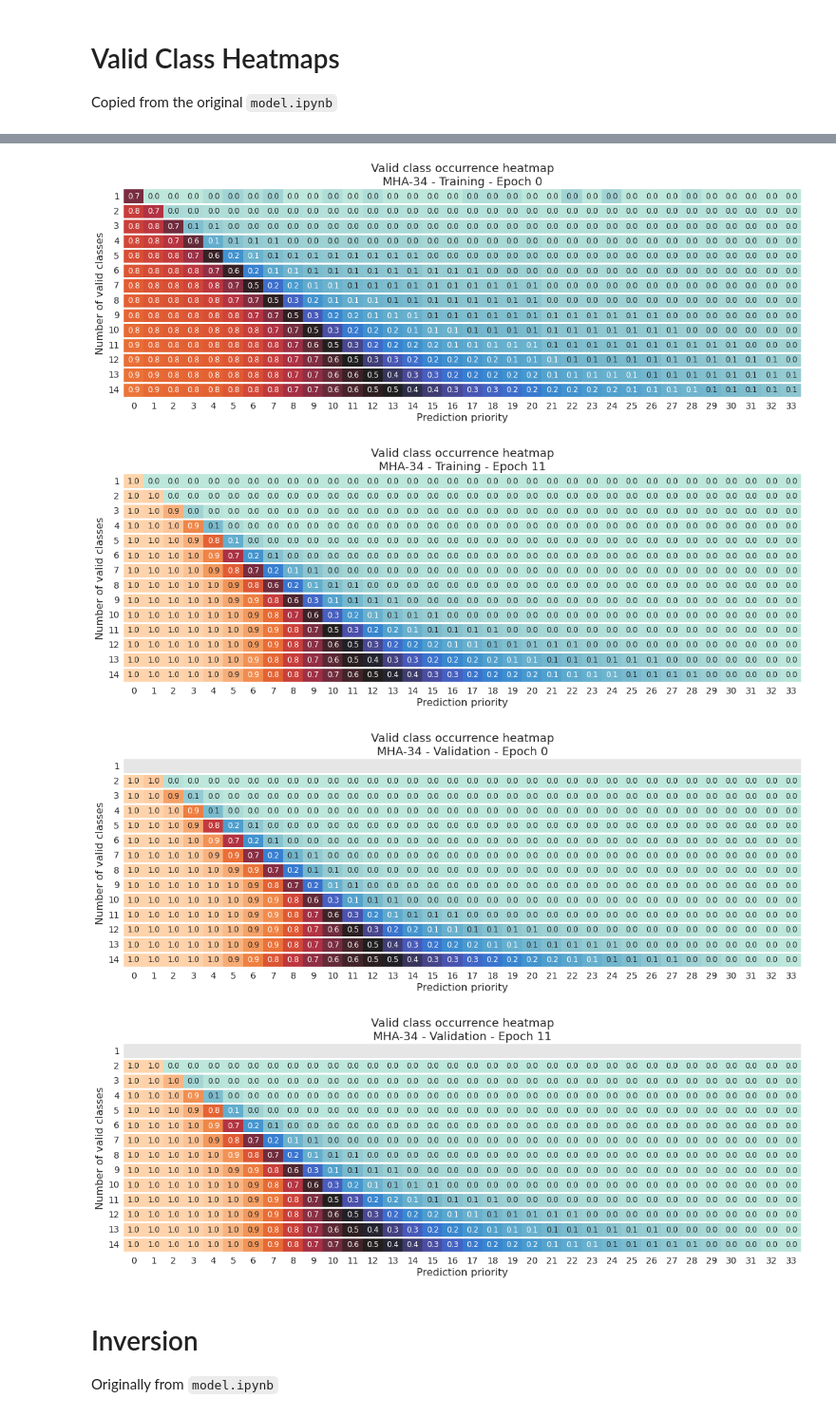
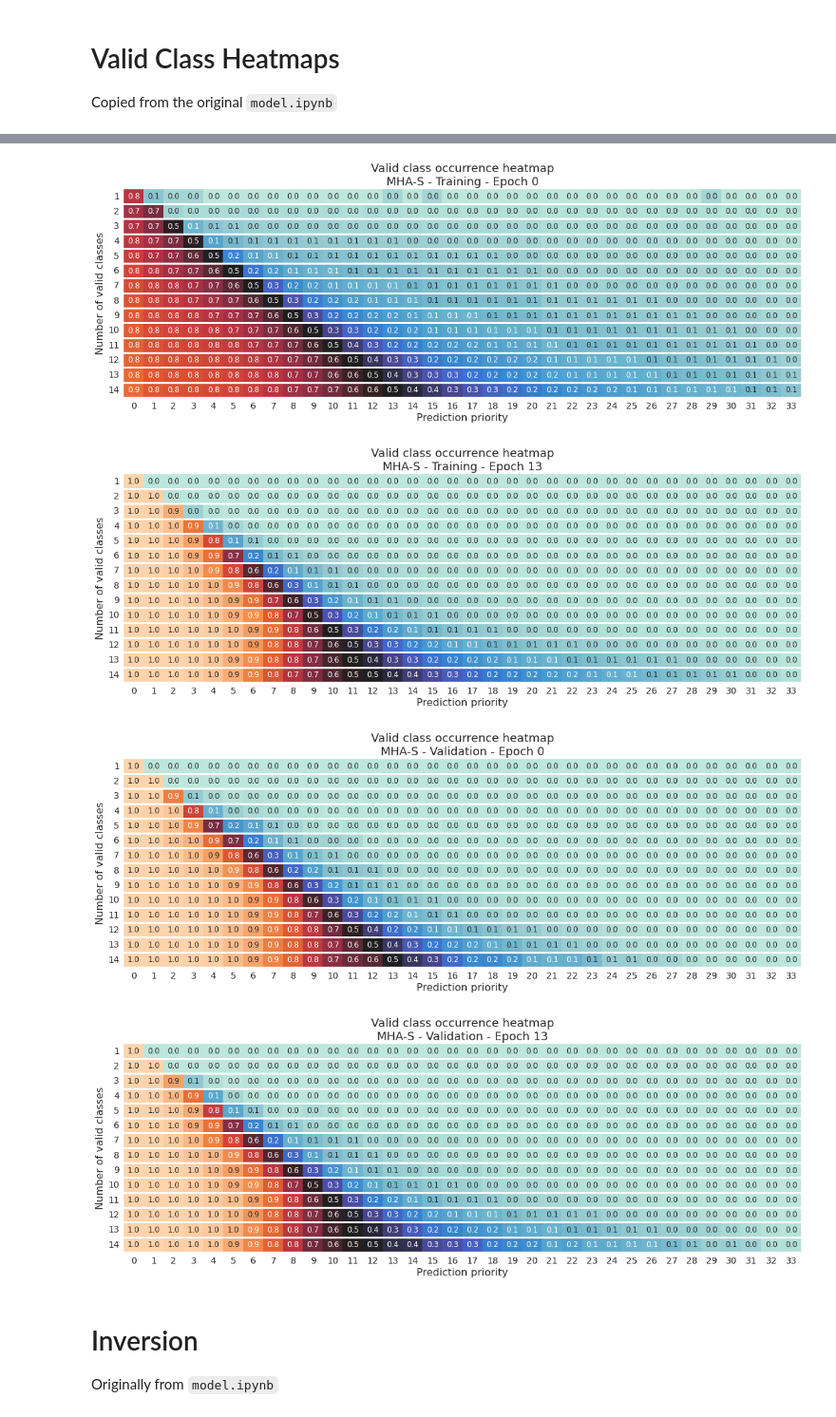
Before and after one commit to TrongTheAlpaca/mahjong_project, a Jupyter notebook: figure_creator.ipynb, the cells around one changed output, grey strips where cells are left out. Shown at 95% size. Cells and saved outputs as stored; diff of their text form; code cells hidden in the pictures.

```diff
--- a/figure_creator.ipynb
+++ b/figure_creator.ipynb
@@ -180,5 +159,5 @@ False
 # %%
-if 'FFO-POOL' in df.model.values:
+def draw_training_validation(model_name, epochs, title: str):
 
     title_fontsize = 17
     ticks_fontsize = 13
@@ -186,24 +165,26 @@ if 'FFO-POOL' in df.model.values:
     legend_fontsize = 13
     figsize = (15, 4)
 
+    EPOCHS = len(df[df.model == model_name]) if epochs == -1 else epochs
+
     # ACCURACY
     figure = plt.figure(figsize=figsize)
     ax = plt.axes()
 
-    plt.plot(df[df.model == 'FFO-POOL']['train_acc'][0:20], label='Training')
-    plt.plot(df[df.model == 'FFO-POOL']['val_acc'][0:20], label='Validation')
+    plt.plot(df[df.model == model_name]['train_acc'][0:EPOCHS], label='Training')
+    plt.plot(df[df.model == model_name]['val_acc'][0:EPOCHS], label='Validation')
 
-    plt.title('Non-Attention-Based Model\nAccuracy', fontsize=title_fontsize)
-    plt.xlabel('Epochs', fontsize=label_fontsize)
+    plt.title(f'{title}\nAccuracy', fontsize=title_fontsize)
+    plt.xlabel('Epoch', fontsize=label_fontsize)
     plt.ylabel('Accuracy', fontsize=label_fontsize)
     plt.legend(fontsize=legend_fontsize)
 
-    step = range(20)
+    step = range(EPOCHS)
     plt.xticks(step, fontsize=ticks_fontsize)
     plt.yticks(np.arange(0.0, 1.0, 0.1), fontsize=ticks_fontsize)
 
 
-    plt.savefig(Path('figures') / "FFO_train_val_acc.png", bbox_inches='tight')
+    plt.savefig(Path('figures') / f"{model_name}_train_val_acc.png", bbox_inches='tight')
 
     plt.show()
 
@@ -211,18 +192,24 @@ if 'FFO-POOL' in df.model.values:
     figure = plt.figure(figsize=figsize)
     ax = plt.axes()
 
-    plt.plot(df[df.model == 'FFO-POOL']['train_loss'][0:20], label='Training')
-    plt.plot(df[df.model == 'FFO-POOL']['val_loss'][0:20], label='Validation')
+    plt.plot(df[df.model == model_name]['train_loss'][0:EPOCHS], label='Training')
+    plt.plot(df[df.model == model_name]['val_loss'][0:EPOCHS], label='Validation')
 
-    plt.title('Non-Attention-Based Model\nLoss', fontsize=title_fontsize)
-    plt.xlabel('Epochs', fontsize=label_fontsize)
+    plt.title(f'{title}\nLoss', fontsize=title_fontsize)
+    plt.xlabel('Epoch', fontsize=label_fontsize)
     plt.ylabel('Loss', fontsize=label_fontsize)
     plt.legend(fontsize=legend_fontsize)
 
-    step = range(20)
+    step = range(EPOCHS)
     plt.xticks(step, fontsize=ticks_fontsize)
     plt.yticks(fontsize=ticks_fontsize)
 
-    plt.savefig(Path('figures') / "FFO_train_val_loss.png", bbox_inches='tight')
+    plt.savefig(Path('figures') / f"{model_name}_train_val_loss.png", bbox_inches='tight')
 
     plt.show()
+
+
+
+draw_training_validation(model_name='FFO-B', epochs=25, title='FFO-B')
+draw_training_validation(model_name='MHA-B', epochs=25, title='MHA-B')
+draw_training_validation(model_name='MHA-S', epochs=25, title='MHA-S')
@@ -333,7 +350,7 @@ def graph_heatmap(df, model_name: str, mode: int, epoch: int):
 
     plt.show()
 # %%
-model_name = 'MHA-34'  # SWITCH MODEL HERE
+model_name = 'MHA-S'  # SWITCH MODEL HERE
 
 heatmap_df = pd.read_csv(model_paths[model_name] / 'heatmap.csv')
 heatmap_df = heatmap_df.astype({'mode': 'int32', 'epoch': 'int32', 'n_valid': 'int32'})
@@ -366,7 +383,7 @@ Epoch with lowest val_loss: 11
-[figure, old version]
+[figure, new version]
-[figure, old version]
+[figure, new version]
-[figure, old version]
+[figure, new version]
-[figure, old version]
+[figure, new version]
 # %% [markdown]
 # Inversion
 Originally from `model.ipynb`
```
Also changed, not shown: parts of 25 cells of this notebook, 3 other files.
